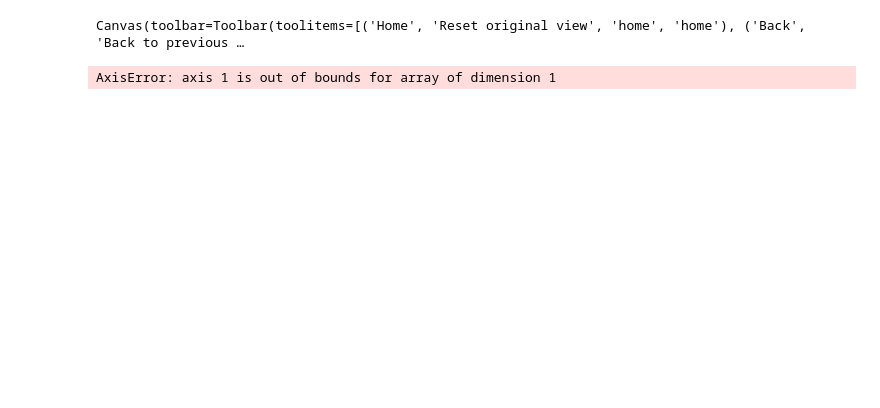
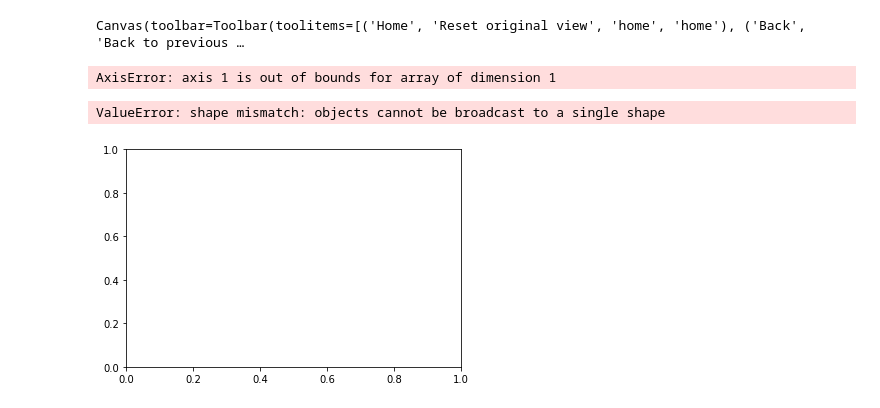
Before and after one commit to osscar-org/quantum-mechanics, a Jupyter notebook: notebook/quantum-mechanics/diffusion-from-random-2d.ipynb, the cells around one changed output. Drawn from its saved outputs; the diff is of its cells as text; code cells hidden in the pictures; blank space fills up the shorter version.

```diff
--- a/notebook/quantum-mechanics/diffusion-from-random-2d.ipynb
+++ b/notebook/quantum-mechanics/diffusion-from-random-2d.ipynb
@@ -379,3 +501,18 @@ fig, ax = plt.subplots()
 
 run(None)
 plot_radii(ax, 3)
+# %%
+# x = np.random.randint(0,11,size=100)
+x = np.linspace(0,10, 100)
+hist, bins = np.histogram(x, bins=10, density=False)
+bin_width = bins[1] - bins[0]
+h_offset =  0.5 * bin_width
+# bars = plt.bar(bins[:-1]+h_offset, hist, ec='k', width=bin_width)
+bars = plt.bar(bins[:-1]+h_offset, [])
+
+for bar, h in zip(bars, np.arange(10)):
+    bar.set_height(h)
+plt.show()
+# %% [output]
+ValueError: shape mismatch: objects cannot be broadcast to a single shape
+[figure, added]
```
Also changed, not shown: parts of 17 cells of this notebook, 1 other file.
